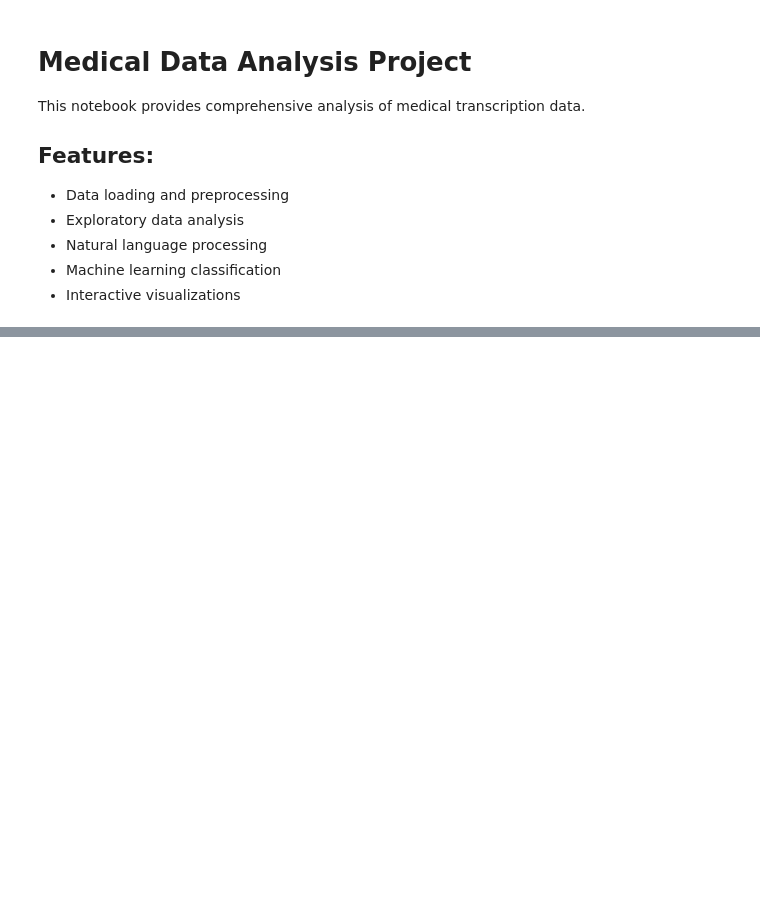
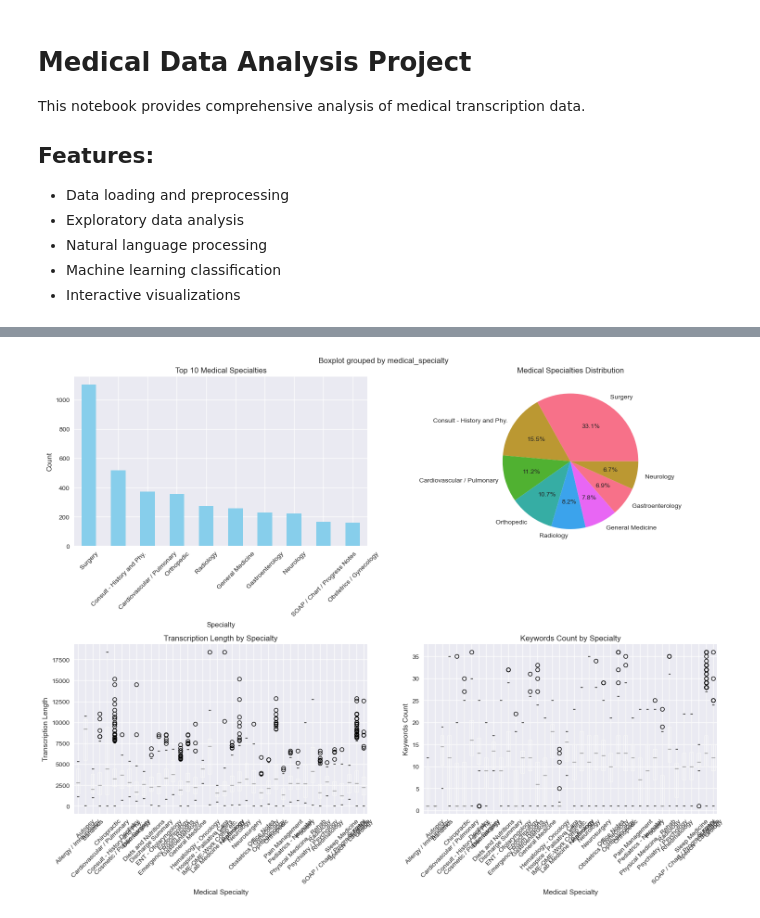
Before and after one commit to saundramonroe/Medical_data_dashboard, a Jupyter notebook: notebooks/medical_analysis.ipynb, the cells around one changed output, grey strips where cells are left out. Drawn from its saved outputs; the diff is of its cells as text; code cells hidden in the pictures; blank space fills up the shorter version.

Commit message:
Added sample data and processed data along with updates to medical_analysis notebook

```diff
--- a/notebooks/medical_analysis.ipynb
+++ b/notebooks/medical_analysis.ipynb
@@ -68,0 +142,99 @@ Ready for medical data analysis!
+# %%
+# ===========================
+# EXPLORATORY DATA ANALYSIS
+# ===========================
+
+def explore_medical_specialties(df):
+    """Analyze medical specialties distribution."""
+
+    print("\n" + "="*50)
+    print("MEDICAL SPECIALTIES ANALYSIS")
+    print("="*50)
+
+    # Specialty distribution
+    specialty_counts = df['medical_specialty'].value_counts()
+    print("Specialty Distribution:")
+    print(specialty_counts)
+
+    # Create visualization
+    fig, axes = plt.subplots(2, 2, figsize=(15, 12))
+
+    # Bar plot
+    specialty_counts.head(10).plot(kind='bar', ax=axes[0,0], color='skyblue')
+    axes[0,0].set_title('Top 10 Medical Specialties')
+    axes[0,0].set_xlabel('Specialty')
+    axes[0,0].set_ylabel('Count')
+    axes[0,0].tick_params(axis='x', rotation=45)
+
+    # Pie chart
+    specialty_counts.head(8).plot(kind='pie', ax=axes[0,1], autopct='%1.1f%%')
+    axes[0,1].set_title('Medical Specialties Distribution')
+    axes[0,1].set_ylabel('')
+
+    # Text length by specialty
+    df.boxplot(column='transcription_length', by='medical_specialty', ax=axes[1,0])
+    axes[1,0].set_title('Transcription Length by Specialty')
+    axes[1,0].set_xlabel('Medical Specialty')
+    axes[1,0].set_ylabel('Transcription Length')
+    axes[1,0].tick_params(axis='x', rotation=45)
+
+    # Keywords count by specialty
+    df.boxplot(column='keywords_count', by='medical_specialty', ax=axes[1,1])
+    axes[1,1].set_title('Keywords Count by Specialty')
+    axes[1,1].set_xlabel('Medical Specialty')
+    axes[1,1].set_ylabel('Keywords Count')
+    axes[1,1].tick_params(axis='x', rotation=45)
+
+    plt.tight_layout()
+    plt.show()
+
+    return specialty_counts
+
+specialty_analysis = explore_medical_specialties(df)
+
+def analyze_text_characteristics(df):
+    """Analyze text characteristics of the dataset."""
+
+    print("\n" + "="*50)
+    print("TEXT CHARACTERISTICS ANALYSIS")
+    print("="*50)
+
+    # Statistical summary
+    text_stats = df[['description_length', 'transcription_length', 'keywords_count']].describe()
+    print("Text Statistics:")
+    print(text_stats)
+
+    # Correlation analysis
+    correlation_matrix = df[['description_length', 'transcription_length', 'keywords_count']].corr()
+
+    # Visualizations
+    fig, axes = plt.subplots(2, 2, figsize=(15, 12))
+
+    # Distribution plots
+    df['transcription_length'].hist(bins=30, ax=axes[0,0], alpha=0.7, color='lightcoral')
+    axes[0,0].set_title('Distribution of Transcription Lengths')
+    axes[0,0].set_xlabel('Length (characters)')
+    axes[0,0].set_ylabel('Frequency')
+
+    df['keywords_count'].hist(bins=20, ax=axes[0,1], alpha=0.7, color='lightgreen')
+    axes[0,1].set_title('Distribution of Keywords Count')
+    axes[0,1].set_xlabel('Number of Keywords')
+    axes[0,1].set_ylabel('Frequency')
+
+    # Correlation heatmap
+    sns.heatmap(correlation_matrix, annot=True, cmap='coolwarm', ax=axes[1,0])
+    axes[1,0].set_title('Text Features Correlation')
+
+    # Scatter plot
+    axes[1,1].scatter(df['transcription_length'], df['keywords_count'], alpha=0.6)
+    axes[1,1].set_xlabel('Transcription Length')
+    axes[1,1].set_ylabel('Keywords Count')
+    axes[1,1].set_title('Transcription Length vs Keywords Count')
+
+    plt.tight_layout()
+    plt.show()
+
+    return text_stats
+
+text_analysis = analyze_text_characteristics(df)
+# %% [output]
@@ -68,0 +258 @@ Ready for medical data analysis!
+[figure, added]
```
Also changed, not shown: parts of 9 cells of this notebook, 3 other files.
